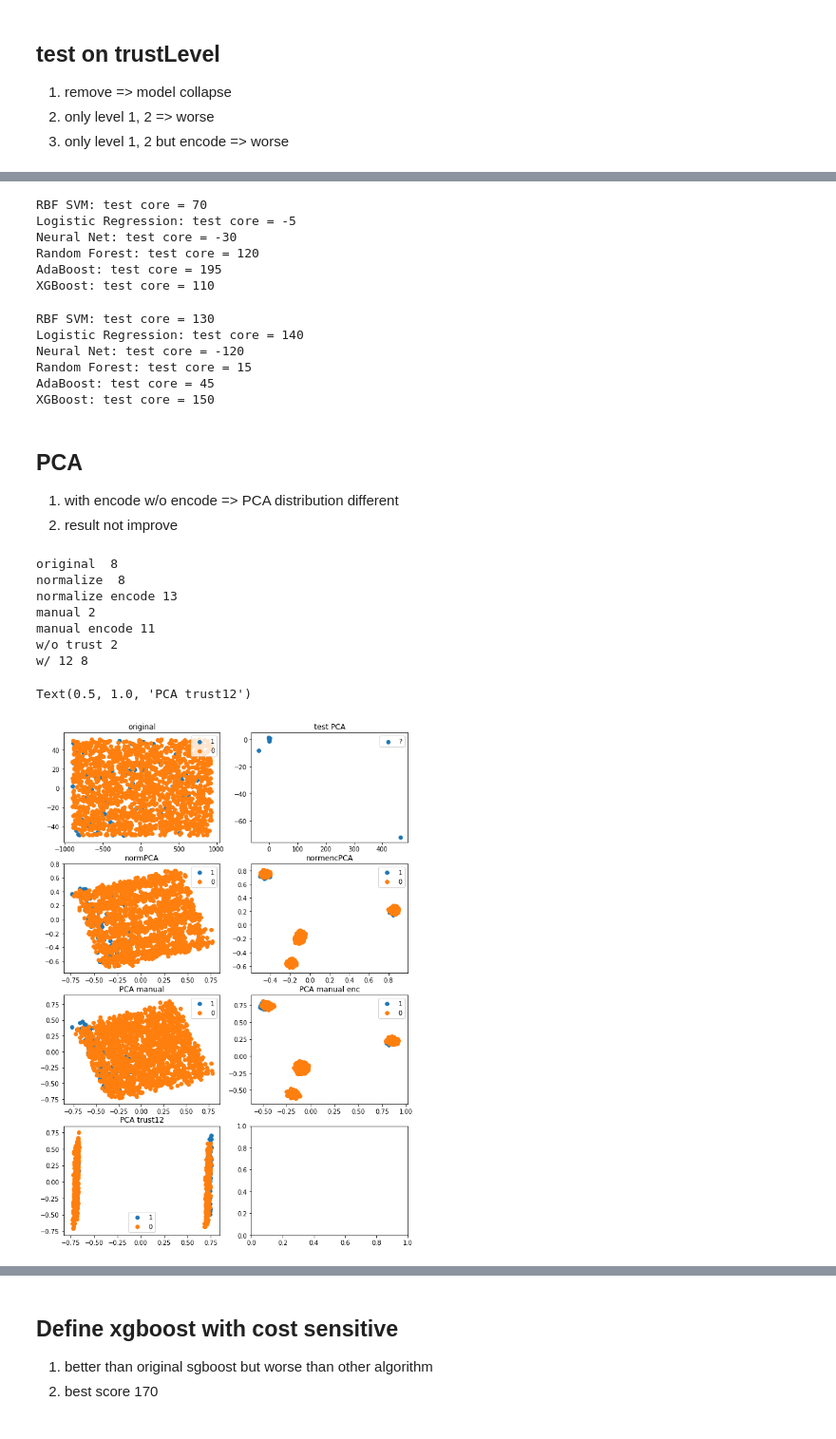
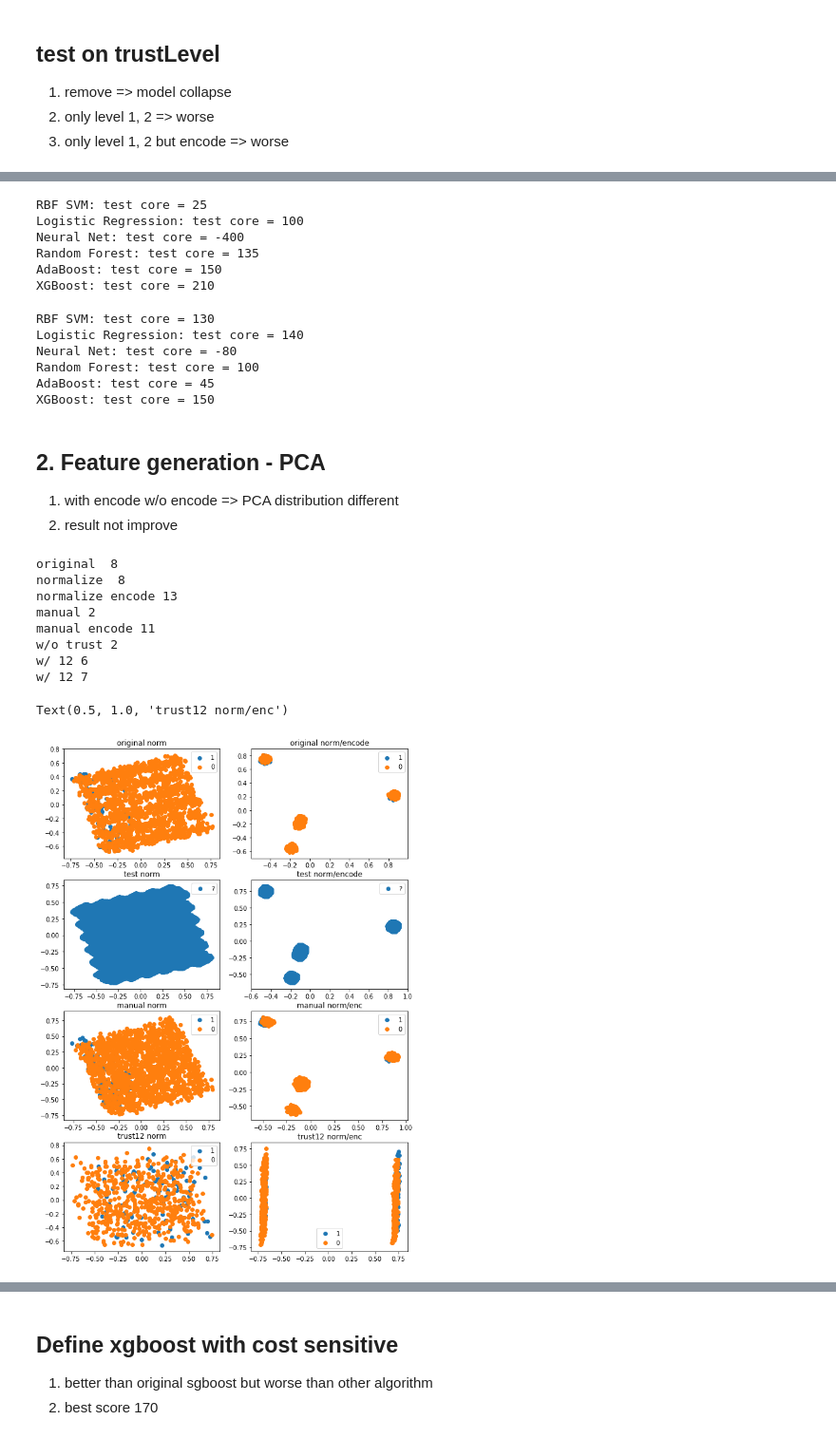
Before and after one commit to heatherwan/DataMining_course_project, a Jupyter notebook: feature_generation_PCA.ipynb, the cells around one changed output, grey strips where cells are left out. Shown: that part at 95% size. Drawn from its saved outputs; the diff is of its cells as text; code cells hidden in the pictures.

```diff
--- a/feature_generation_PCA.ipynb
+++ b/feature_generation_PCA.ipynb
@@ -220,29 +346,29 @@ Random Forest: test core = -880
 AdaBoost: test core = -1070
 XGBoost: test core = -1010
 # %%
-X_train_trustlevel_12 = X_train_manual[X_train_manual['trustLevel']<3]
-y_trust12 = y[X_train_manual['trustLevel']<3]
+X_train_trustlevel_12 = X_train_manual[X_train_manual['trustLevel']<0.3]
+y_trust12 = y[X_train_manual['trustLevel']<0.3]
 code_for_test(X_train_trustlevel_12, y_trust12)
 # %% [output]
-RBF SVM: test core = 70
-Logistic Regression: test core = -5
-Neural Net: test core = -30
-Random Forest: test core = 120
-AdaBoost: test core = 195
-XGBoost: test core = 110
+RBF SVM: test core = 25
+Logistic Regression: test core = 100
+Neural Net: test core = -400
+Random Forest: test core = 135
+AdaBoost: test core = 150
+XGBoost: test core = 210
 # %%
-X_train_trustlevel_12 = X_train_manual_enc[X_train_manual_enc['trustLevel_1.0']==1].append(X_train_manual_enc[X_train_manual_enc['trustLevel_2.0']==1]).iloc[:,:8]
-y_trust12 = y[X_train_manual_enc['trustLevel_1.0']==1].append(y[X_train_manual_enc['trustLevel_2.0']==1])
-code_for_test(X_train_trustlevel_12, y_trust12)
+X_train_trustlevel_12_enc = X_train_manual_enc[X_train_manual_enc['trustLevel_1.0']==1].append(X_train_manual_enc[X_train_manual_enc['trustLevel_2.0']==1]).iloc[:,:8]
+y_trust12_enc = y[X_train_manual_enc['trustLevel_1.0']==1].append(y[X_train_manual_enc['trustLevel_2.0']==1])
+code_for_test(X_train_trustlevel_12_enc, y_trust12_enc)
 # %% [output]
 RBF SVM: test core = 130
 Logistic Regression: test core = 140
-Neural Net: test core = -120
-Random Forest: test core = 15
+Neural Net: test core = -80
+Random Forest: test core = 100
 AdaBoost: test core = 45
 XGBoost: test core = 150
 # %% [markdown]
-## PCA
+## 2. Feature generation - PCA
 1. with encode w/o encode => PCA distribution different
 2. result not improve
 # %%
@@ -280,6 +406,9 @@ print('w/o trust', pca.n_components_)
 # with trustLevel1,2
 X_train_PCA_trust12 = pca.fit_transform(X_train_trustlevel_12)
 print('w/ 12', pca.n_components_)
+# with trustLevel1,2
+X_train_PCA_trust12_enc = pca.fit_transform(X_train_trustlevel_12_enc)
+print('w/ 12', pca.n_components_)
 # %% [output]
 original  8
 normalize  8
@@ -287,42 +416,45 @@ normalize encode 13
 manual 2
 manual encode 11
 w/o trust 2
-w/ 12 8
+w/ 12 6
+w/ 12 7
 # %%
 fig, ax = plt.subplots(4,2)
 fig.set_figheight(15)
 fig.set_figwidth(10)
-ax[0,0].scatter(X_train_PCA[y==1,0], X_train_PCA[y==1,1], label='1')
-ax[0,0].scatter(X_train_PCA[y==0,0], X_train_PCA[y==0,1], label='0')
+ax[0,0].scatter(X_train_PCA_norm[y==1,0], X_train_PCA_norm[y==1,1], label='1')
+ax[0,0].scatter(X_train_PCA_norm[y==0,0], X_train_PCA_norm[y==0,1], label='0')
 ax[0,0].legend()
-ax[0,0].set_title('original')
-ax[0,1].scatter(X_test_PCA[0], X_test_PCA[1], label='?')
+ax[0,0].set_title('original norm')
+ax[0,1].scatter(X_train_PCA_norm_enc[y==1,0], X_train_PCA_norm_enc[y==1,1], label='1')
+ax[0,1].scatter(X_train_PCA_norm_enc[y==0,0], X_train_PCA_norm_enc[y==0,1], label='0')
 ax[0,1].legend()
-ax[0,1].set_title('test PCA')
-ax[1,0].scatter(X_train_PCA_norm[y==1,0], X_train_PCA_norm[y==1,1], label='1')
-ax[1,0].scatter(X_train_PCA_norm[y==0,0], X_train_PCA_norm[y==0,1], label='0')
+ax[0,1].set_title('original norm/encode')
+
+ax[1,0].scatter(X_test_PCA_norm[:,0], X_test_PCA_norm[:,1], label='?')
 ax[1,0].legend()
-ax[1,0].set_title('normPCA')
-ax[1,1].scatter(X_train_PCA_norm_enc[y==1,0], X_train_PCA_norm_enc[y==1,1], label='1')
-ax[1,1].scatter(X_train_PCA_norm_enc[y==0,0], X_train_PCA_norm_enc[y==0,1], label='0')
+ax[1,0].set_title('test norm')
+ax[1,1].scatter(X_test_PCA_norm_enc[:,0], X_test_PCA_norm_enc[:,1], label='?')
 ax[1,1].legend()
-ax[1,1].set_title('normencPCA')
+ax[1,1].set_title('test norm/encode')
+
 ax[2,0].scatter(X_train_PCA_manual[y==1,0], X_train_PCA_manual[y==1,1], label='1')
 ax[2,0].scatter(X_train_PCA_manual[y==0,0], X_train_PCA_manual[y==0,1], label='0')
 ax[2,0].legend()
-ax[2,0].set_title('PCA manual')
+ax[2,0].set_title('manual norm')
 ax[2,1].scatter(X_train_PCA_manual_enc[y==1,0], X_train_PCA_manual_enc[y==1,1], label='1')
 ax[2,1].scatter(X_train_PCA_manual_enc[y==0,0], X_train_PCA_manual_enc[y==0,1], label='0')
 ax[2,1].legend()
-ax[2,1].set_title('PCA manual enc')
-# ax[2,1].scatter(X_train_PCA_notrust[y==1,0], X_train_PCA_notrust[y==1,1], label='1')
-# ax[2,1].scatter(X_train_PCA_notrust[y==0,0], X_train_PCA_notrust[y==0,1], label='0')
-# ax[2,1].legend()
-# ax[2,1].set_title('PCA no trust')
+ax[2,1].set_title('manual norm/enc')
+
 ax[3,0].scatter(X_train_PCA_trust12[y_trust12==1,0], X_train_PCA_trust12[y_trust12==1,1], label='1')
 ax[3,0].scatter(X_train_PCA_trust12[y_trust12==0,0], X_train_PCA_trust12[y_trust12==0,1], label='0')
 ax[3,0].legend()
-ax[3,0].set_title('PCA trust12')
+ax[3,0].set_title('trust12 norm')
+ax[3,1].scatter(X_train_PCA_trust12_enc[y_trust12_enc==1,0], X_train_PCA_trust12_enc[y_trust12_enc==1,1], label='1')
+ax[3,1].scatter(X_train_PCA_trust12_enc[y_trust12_enc==0,0], X_train_PCA_trust12_enc[y_trust12_enc==0,1], label='0')
+ax[3,1].legend()
+ax[3,1].set_title('trust12 norm/enc')
 # %% [output]
-Text(0.5, 1.0, 'PCA trust12')
+Text(0.5, 1.0, 'trust12 norm/enc')
-[figure, old version]
+[figure, new version]
```
Also changed, not shown: parts of 53 cells of this notebook.
